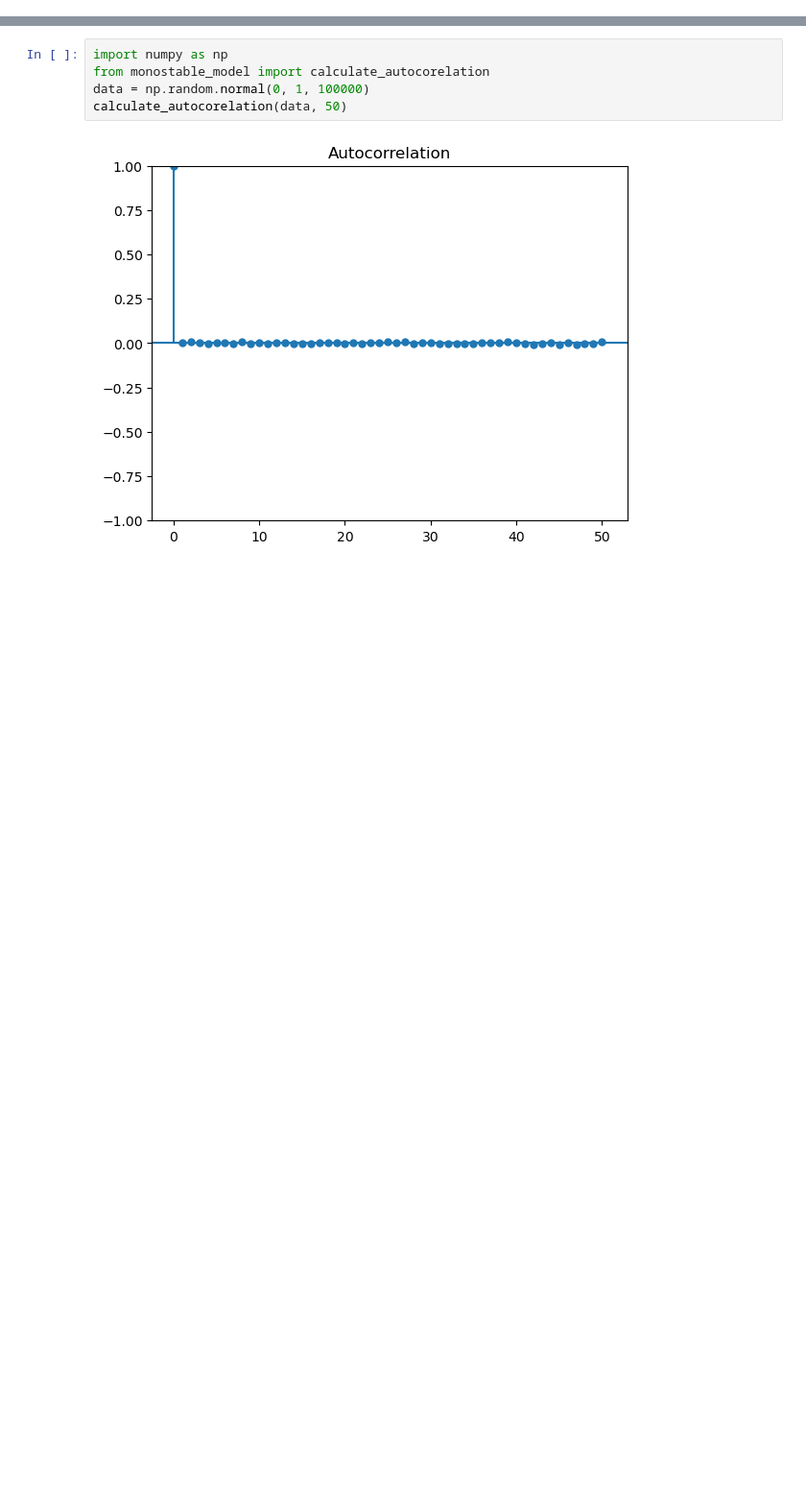
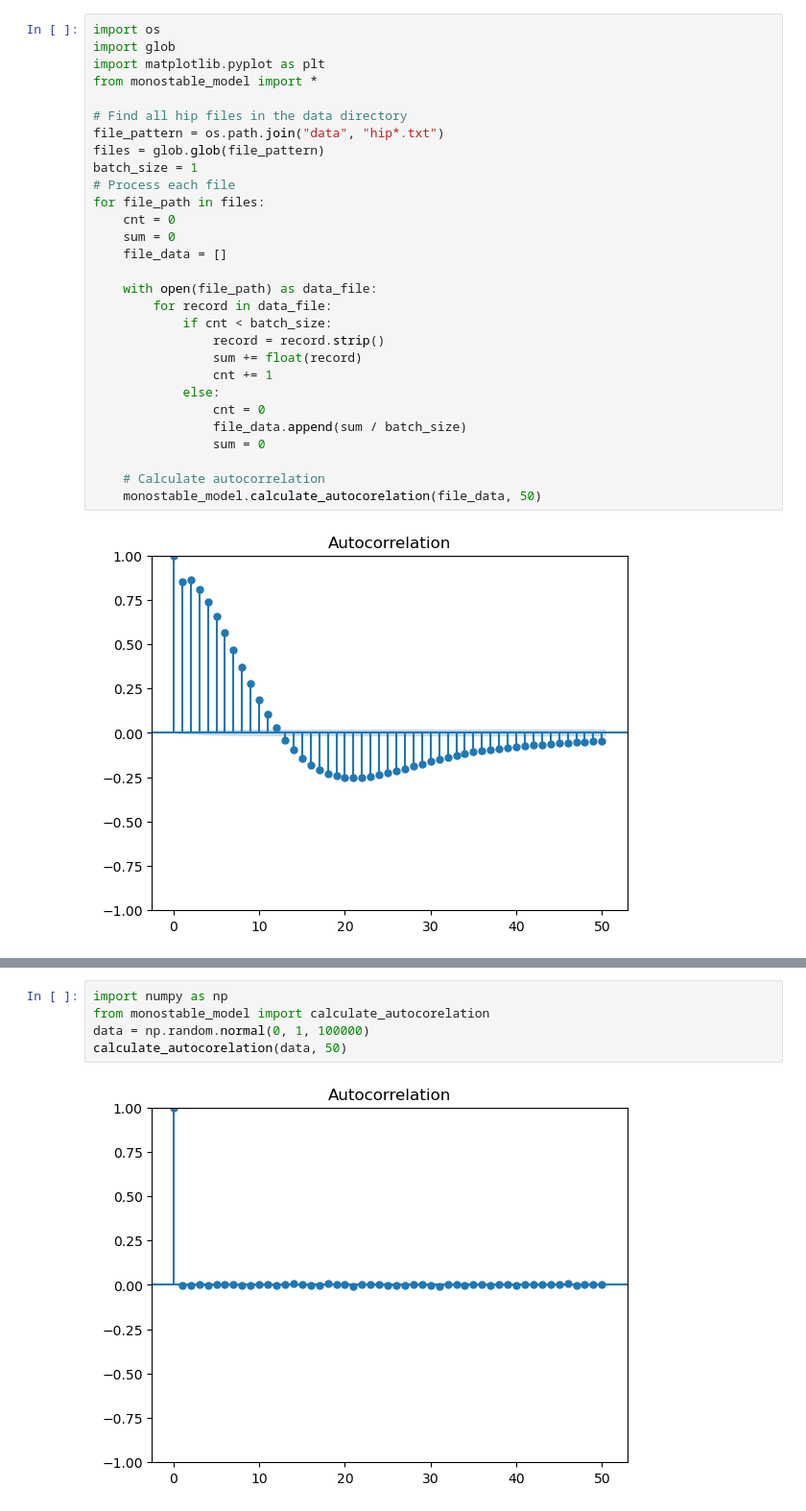
Before and after one commit to University-of-Silesia-Ion-Channel/Jonus, a Jupyter notebook: interactable.ipynb, the cells around one changed output, grey strips where cells are left out. Shown at 96% size. Drawn from its saved outputs; the diff is of its cells as text; blank space fills up the shorter version.

```diff
--- a/interactable.ipynb
+++ b/interactable.ipynb
@@ -140,0 +184,31 @@ calculate_autocorelation(current['x'][:50000], 50)
+# %%
+import os
+import glob
+import matplotlib.pyplot as plt
+from monostable_model import *
+
+# Find all hip files in the data directory
+file_pattern = os.path.join("data", "hip*.txt")
+files = glob.glob(file_pattern)
+batch_size = 1
+# Process each file
+for file_path in files:
+    cnt = 0
+    sum = 0
+    file_data = []
+
+    with open(file_path) as data_file:
+        for record in data_file:
+            if cnt < batch_size:
+                record = record.strip()
+                sum += float(record)
+                cnt += 1
+            else:
+                cnt = 0
+                file_data.append(sum / batch_size)
+                sum = 0
+
+    # Calculate autocorrelation
+    monostable_model.calculate_autocorelation(file_data, 50)
+# %% [output]
+[figure, added]
```
Also changed, not shown: parts of 5 cells of this notebook, 2 other files.
